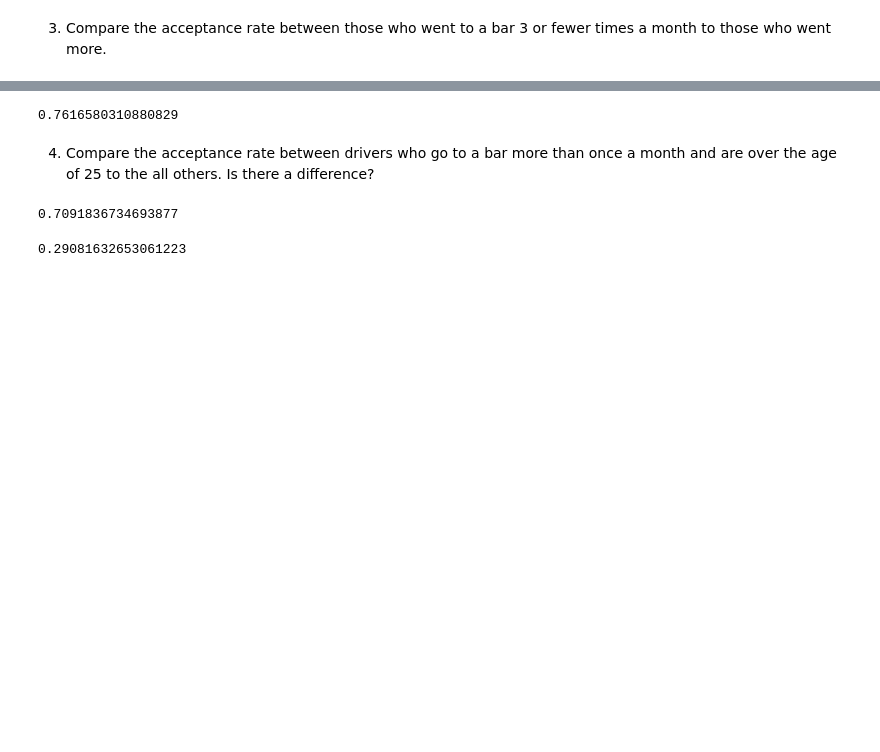
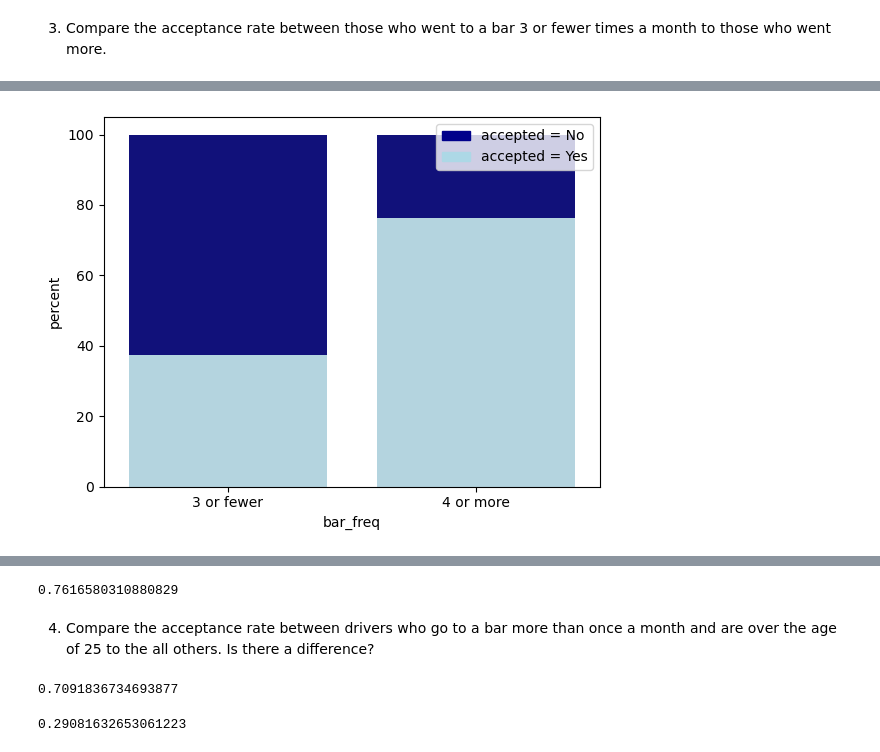
Before and after one commit to eparedes/coupon_data_analysis, a Jupyter notebook: coupons.ipynb, the cells around one changed output, grey strips where cells are left out. Cells and saved outputs as stored; diff of their text form; code cells hidden in the pictures; blank space fills up the shorter version.

```diff
--- a/coupons.ipynb
+++ b/coupons.ipynb
@@ -310,0 +341,31 @@ bar_three_or_fewer_accepted_rate
+# %%
+# Define frequency categories
+three_or_fewer_list = ["never", "less1", "1~3"]
+four_or_more_list = ["4~8", "gt8"]
+
+# Assign frequency categories based on the condition and combine into one step
+df = bar_coupons_df.copy()
+df["bar_freq"] = df["Bar"].apply(lambda x: "3 or fewer" if x in three_or_fewer_list else "4 or more")
+df
+
+# Calculate total counts and percentages
+total_df = df.groupby("bar_freq")["bar_freq"].count().reset_index(name='count')
+total_df["percent"] = (total_df["count"] / total_df["count"]) * 100
+total_df
+
+# Calculate accepted (Y=1) counts and percentages
+accepted_df = df[df["Y"] == 1].groupby("bar_freq")["Y"].count().reset_index(name='count')
+accepted_df["percent"] = (accepted_df["count"] / total_df["count"]) * 100
+
+# Plotting the bars
+bar1 = sns.barplot(x="bar_freq", y="percent", data=total_df, color='darkblue')
+bar2 = sns.barplot(x="bar_freq", y="percent", data=accepted_df, color='lightblue')
+
+# Add legend
+top_bar = mpatches.Patch(color='darkblue', label='accepted = No')
+bottom_bar = mpatches.Patch(color='lightblue', label='accepted = Yes')
+plt.legend(handles=[top_bar, bottom_bar])
+
+plt.show()
+# %% [output]
+[figure, added]
```
Also changed, not shown: parts of 5 cells of this notebook.
